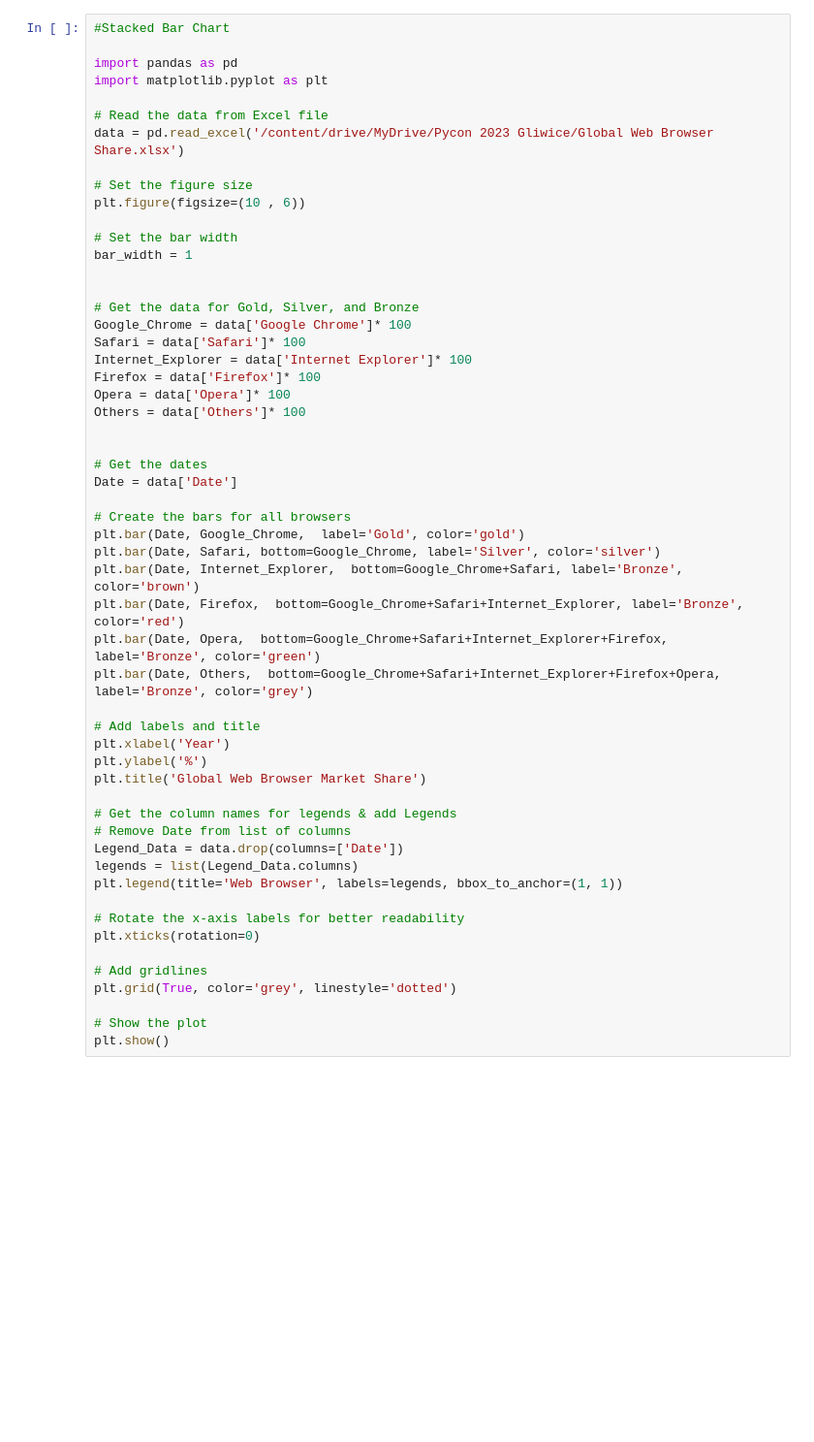
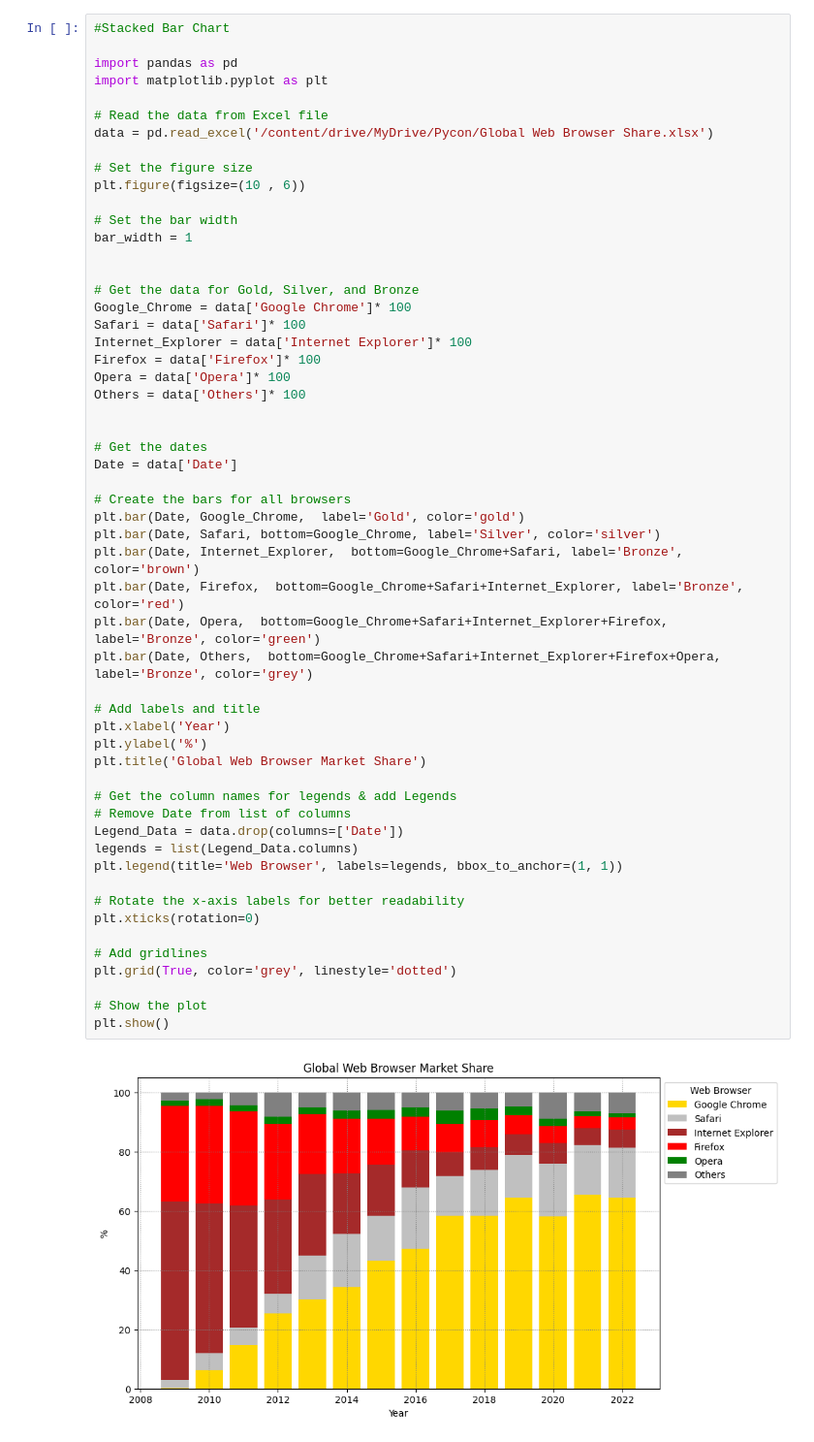
Before and after one commit to jayeshkothari11/Data_Visualization, a Jupyter notebook: Data_Storytelling.ipynb, the cells around one changed output. Shown: that part at 97% size. Drawn from its saved outputs; the diff is of its cells as text; blank space fills up the shorter version.

```diff
--- a/Data_Storytelling.ipynb
+++ b/Data_Storytelling.ipynb
@@ -7,7 +7,7 @@ import pandas as pd
 import matplotlib.pyplot as plt
 
 # Read the data from Excel file
-data = pd.read_excel('/content/drive/MyDrive/Pycon 2023 Gliwice/Global Web Browser Share.xlsx')
+data = pd.read_excel('/content/drive/MyDrive/Pycon/Global Web Browser Share.xlsx')
 
 # Set the figure size
 plt.figure(figsize=(10 , 6))
@@ -28,33 +28,35 @@ Others = data['Others']* 100
 # Get the dates
 Date = data['Date']
 
 # Create the bars for all browsers
 plt.bar(Date, Google_Chrome,  label='Gold', color='gold')
 plt.bar(Date, Safari, bottom=Google_Chrome, label='Silver', color='silver')
 plt.bar(Date, Internet_Explorer,  bottom=Google_Chrome+Safari, label='Bronze', color='brown')
 plt.bar(Date, Firefox,  bottom=Google_Chrome+Safari+Internet_Explorer, label='Bronze', color='red')
 plt.bar(Date, Opera,  bottom=Google_Chrome+Safari+Internet_Explorer+Firefox, label='Bronze', color='green')
 plt.bar(Date, Others,  bottom=Google_Chrome+Safari+Internet_Explorer+Firefox+Opera, label='Bronze', color='grey')
 
 # Add labels and title
 plt.xlabel('Year')
 plt.ylabel('%')
 plt.title('Global Web Browser Market Share')
 
 # Get the column names for legends & add Legends
 # Remove Date from list of columns
 Legend_Data = data.drop(columns=['Date'])
 legends = list(Legend_Data.columns)
 plt.legend(title='Web Browser', labels=legends, bbox_to_anchor=(1, 1))
 
 # Rotate the x-axis labels for better readability
 plt.xticks(rotation=0)
 
 # Add gridlines
 plt.grid(True, color='grey', linestyle='dotted')
 
 # Show the plot
 plt.show()
+# %% [output]
+[figure, added]
 # %%
 #Distill
 
```
Also changed, not shown: parts of 7 cells of this notebook.
